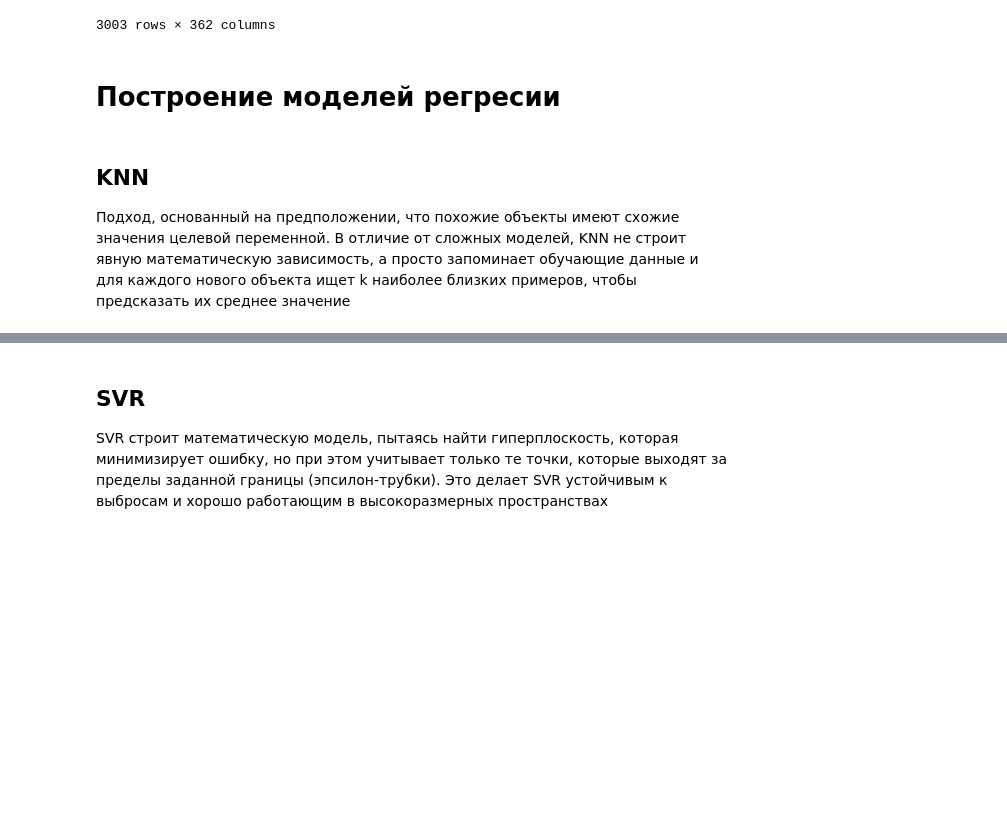
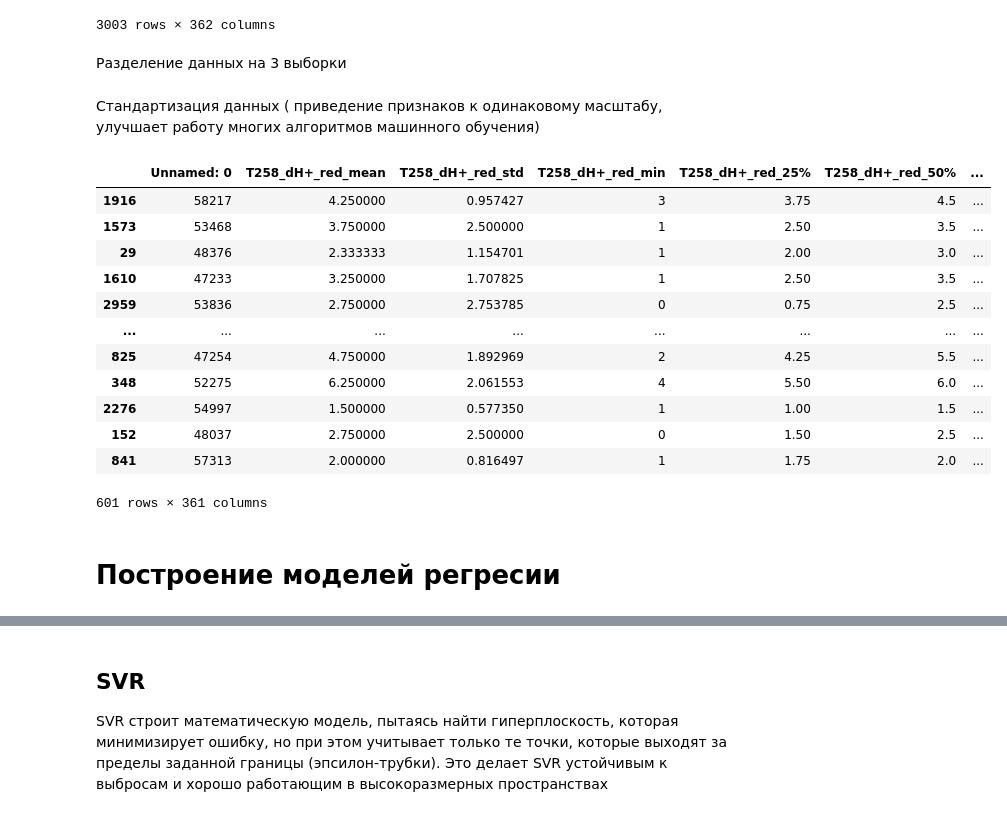
Before and after one commit to CaktusJohn/Computerized-campimetry-test-age-prediction, a Jupyter notebook: ML.ipynb, the cells around one changed output, grey strips where cells are left out. Saved outputs shown, nothing was run; the diff lists cells and outputs as text; code cells hidden in the pictures; blank space fills up the shorter version.

```diff
--- a/ML.ipynb
+++ b/ML.ipynb
@@ -27,5 +28,7 @@ data
 | 3001 | 51135 | 13.00 | 4.966555 | 7 | 10.75 | 13.0 | ... |
 | 3002 | 56137 | 4.25 | 2.061553 | 2 | 2.75 | 4.5 | ... |
 3003 rows × 362 columns
+# %% [markdown]
+Разделение данных на 3 выборки
 # %%
 x = data.drop(columns="age")
@@ -33,0 +39,2 @@ x_train, x_test, y_train, y_test = train_test_split(x, y, test_size=0.2, random_
+# %% [markdown]
+Стандартизация данных ( приведение признаков к одинаковому масштабу, улучшает работу многих алгоритмов машинного обучения)
@@ -34,8 +47,21 @@ x_train, x_test, y_train, y_test = train_test_split(x, y, test_size=0.2, random_
+# %%
+x_test
+# %% [output]
+|  | Unnamed: 0 | T258_dH+_red_mean | T258_dH+_red_std | T258_dH+_red_min | T258_dH+_red_25% | T258_dH+_red_50% | ... |
+| 1916 | 58217 | 4.250000 | 0.957427 | 3 | 3.75 | 4.5 | ... |
+| 1573 | 53468 | 3.750000 | 2.500000 | 1 | 2.50 | 3.5 | ... |
+| 29 | 48376 | 2.333333 | 1.154701 | 1 | 2.00 | 3.0 | ... |
+| 1610 | 47233 | 3.250000 | 1.707825 | 1 | 2.50 | 3.5 | ... |
+| 2959 | 53836 | 2.750000 | 2.753785 | 0 | 0.75 | 2.5 | ... |
+| ... | ... | ... | ... | ... | ... | ... | ... |
+| 825 | 47254 | 4.750000 | 1.892969 | 2 | 4.25 | 5.5 | ... |
+| 348 | 52275 | 6.250000 | 2.061553 | 4 | 5.50 | 6.0 | ... |
+| 2276 | 54997 | 1.500000 | 0.577350 | 1 | 1.00 | 1.5 | ... |
+| 152 | 48037 | 2.750000 | 2.500000 | 0 | 1.50 | 2.5 | ... |
+| 841 | 57313 | 2.000000 | 0.816497 | 1 | 1.75 | 2.0 | ... |
+601 rows × 361 columns
 # %% [markdown]
 # Построение моделей регресии
-# %% [markdown]
-## KNN
-Подход, основанный на предположении, что похожие объекты имеют схожие значения целевой переменной. В отличие от сложных моделей, KNN не строит явную математическую зависимость, а просто запоминает обучающие данные и для каждого нового объекта ищет k наиболее близких примеров, чтобы предсказать их среднее значение
 # %%
 def built_real_pred_age_scatter(real_train, real_test, pred_test, pred_train, mae_test, mae_train):
     fig, axes = plt.subplots(nrows=1, ncols=2, figsize=(10, 5))
```
Also changed, not shown: parts of 15 cells of this notebook.
